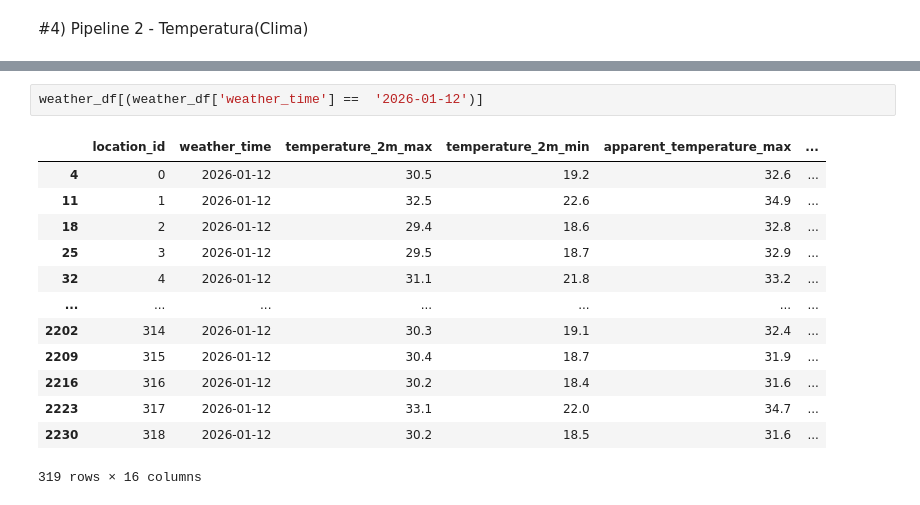
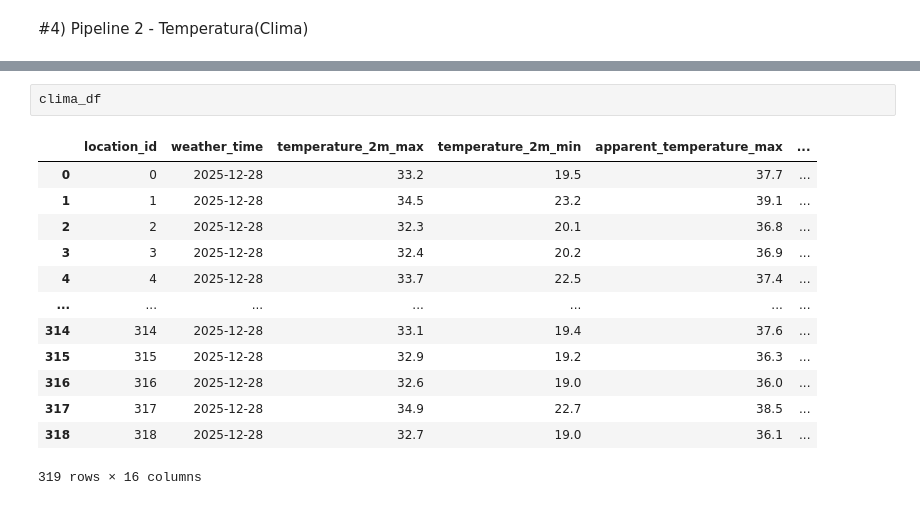
Before and after one commit to lettymoon/analise-temperatura-sp, a Jupyter notebook: temperaturas_bairros_sp.ipynb, the cells around one changed output, grey strips where cells are left out. Saved outputs shown, nothing was run; the diff lists cells and outputs as text.

```diff
--- a/temperaturas_bairros_sp.ipynb
+++ b/temperaturas_bairros_sp.ipynb
@@ -373,19 +445,19 @@ data/clima/bronze/csv/clima_sp_20260108T%.csv
-# %%
-weather_df[(weather_df['weather_time'] ==  '2026-01-12')]
-# %% [output]
-|  | location_id | weather_time | temperature_2m_max | temperature_2m_min | apparent_temperature_max | ... |
-| 4 | 0 | 2026-01-12 | 30.5 | 19.2 | 32.6 | ... |
-| 11 | 1 | 2026-01-12 | 32.5 | 22.6 | 34.9 | ... |
-| 18 | 2 | 2026-01-12 | 29.4 | 18.6 | 32.8 | ... |
-| 25 | 3 | 2026-01-12 | 29.5 | 18.7 | 32.9 | ... |
-| 32 | 4 | 2026-01-12 | 31.1 | 21.8 | 33.2 | ... |
-| ... | ... | ... | ... | ... | ... | ... |
-| 2202 | 314 | 2026-01-12 | 30.3 | 19.1 | 32.4 | ... |
-| 2209 | 315 | 2026-01-12 | 30.4 | 18.7 | 31.9 | ... |
-| 2216 | 316 | 2026-01-12 | 30.2 | 18.4 | 31.6 | ... |
-| 2223 | 317 | 2026-01-12 | 33.1 | 22.0 | 34.7 | ... |
-| 2230 | 318 | 2026-01-12 | 30.2 | 18.5 | 31.6 | ... |
-319 rows × 16 columns
+# %%
+clima_df
+# %% [output]
+|  | location_id | weather_time | temperature_2m_max | temperature_2m_min | apparent_temperature_max | ... |
+| 0 | 0 | 2025-12-28 | 33.2 | 19.5 | 37.7 | ... |
+| 1 | 1 | 2025-12-28 | 34.5 | 23.2 | 39.1 | ... |
+| 2 | 2 | 2025-12-28 | 32.3 | 20.1 | 36.8 | ... |
+| 3 | 3 | 2025-12-28 | 32.4 | 20.2 | 36.9 | ... |
+| 4 | 4 | 2025-12-28 | 33.7 | 22.5 | 37.4 | ... |
+| ... | ... | ... | ... | ... | ... | ... |
+| 314 | 314 | 2025-12-28 | 33.1 | 19.4 | 37.6 | ... |
+| 315 | 315 | 2025-12-28 | 32.9 | 19.2 | 36.3 | ... |
+| 316 | 316 | 2025-12-28 | 32.6 | 19.0 | 36.0 | ... |
+| 317 | 317 | 2025-12-28 | 34.9 | 22.7 | 38.5 | ... |
+| 318 | 318 | 2025-12-28 | 32.7 | 19.0 | 36.1 | ... |
+319 rows × 16 columns
 # %%
 # @title Auditoria
 
```
Also changed, not shown: parts of 19 cells of this notebook.
